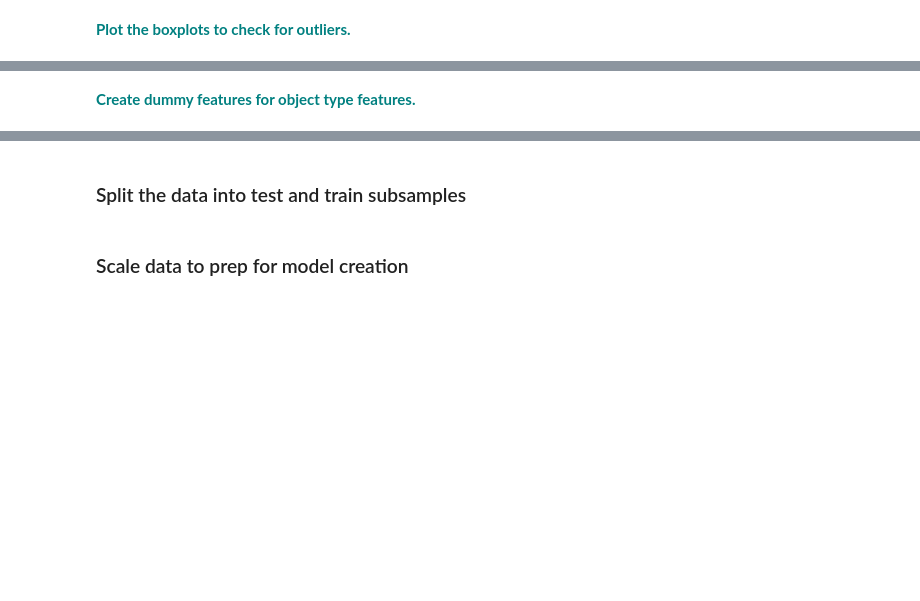
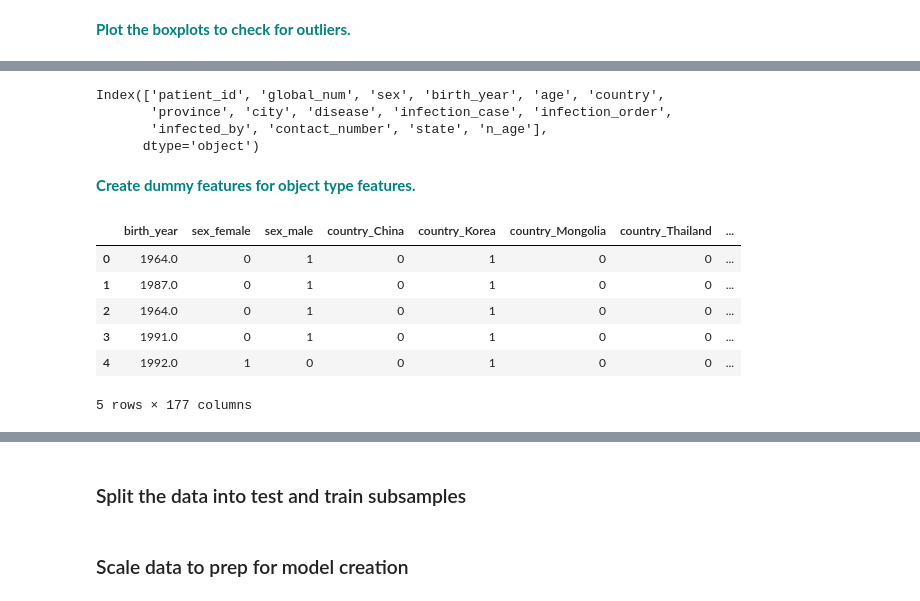
Before and after one commit to AMersman/BootcampAssingments, a Jupyter notebook: RandomForest Case Study/RandomForest_casestudy_covid19.ipynb, the cells around one changed output, grey strips where cells are left out. Cells and saved outputs as stored; diff of their text form; code cells hidden in the pictures; blank space fills up the shorter version.

```diff
--- a/RandomForest Case Study/RandomForest_casestudy_covid19.ipynb
+++ b/RandomForest Case Study/RandomForest_casestudy_covid19.ipynb
@@ -441,2 +336,9 @@ plt.subplots_adjust(hspace=0.5);
+# %%
+df.columns
+# %% [output]
+Index(['patient_id', 'global_num', 'sex', 'birth_year', 'age', 'country',
+       'province', 'city', 'disease', 'infection_case', 'infection_order',
+       'infected_by', 'contact_number', 'state', 'n_age'],
+      dtype='object')
 # %% [markdown]
 **<font color='teal'> Create dummy features for object type features. </font>**
@@ -443,3 +352,11 @@ plt.subplots_adjust(hspace=0.5);
 # %%
-df = pd.get_dummies(df, drop_first=True)
+df=df.drop(columns=['age'])
 df.head()
+# %% [output]
+|  | birth_year | sex_female | sex_male | country_China | country_Korea | country_Mongolia | country_Thailand | ... |
+| 0 | 1964.0 | 0 | 1 | 0 | 1 | 0 | 0 | ... |
+| 1 | 1987.0 | 0 | 1 | 0 | 1 | 0 | 0 | ... |
+| 2 | 1964.0 | 0 | 1 | 0 | 1 | 0 | 0 | ... |
+| 3 | 1991.0 | 0 | 1 | 0 | 1 | 0 | 0 | ... |
+| 4 | 1992.0 | 1 | 0 | 0 | 1 | 0 | 0 | ... |
+5 rows × 177 columns
```
Also changed, not shown: parts of 28 cells of this notebook, 4 other files.
